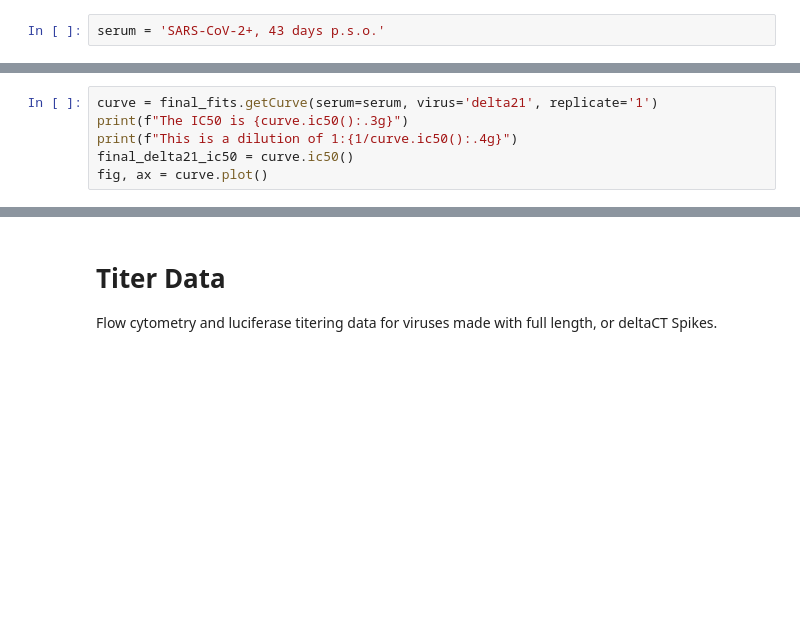
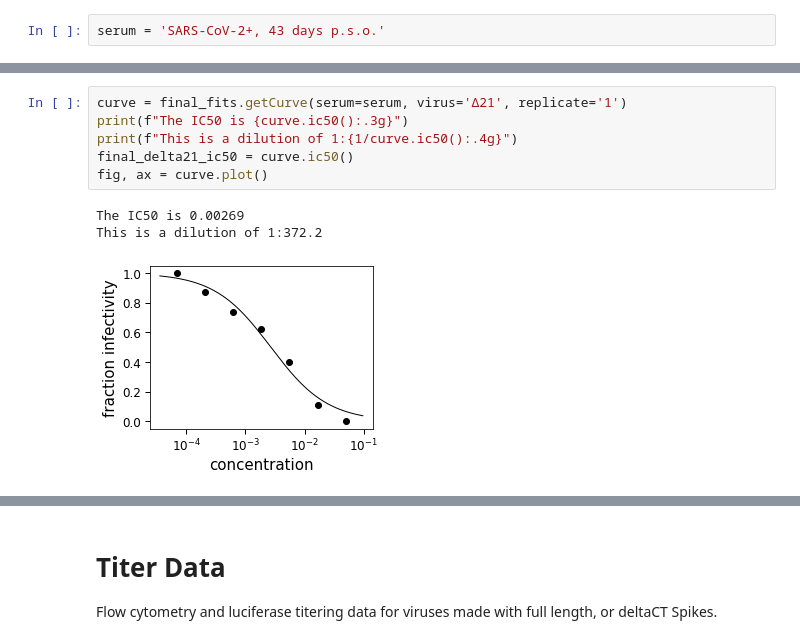
Before and after one commit to jbloomlab/SARS-CoV-2_lentiviral_pseudotype, a Jupyter notebook: figures/addendum/Addendum_Figures.ipynb, the cells around one changed output, grey strips where cells are left out. Drawn from its saved outputs; the diff is of its cells as text; blank space fills up the shorter version.

```diff
--- a/figures/addendum/Addendum_Figures.ipynb
+++ b/figures/addendum/Addendum_Figures.ipynb
@@ -60,8 +118,12 @@ fig, ax = curve.plot()
 # %%
-curve = final_fits.getCurve(serum=serum, virus='delta21', replicate='1')
+curve = final_fits.getCurve(serum=serum, virus='Δ21', replicate='1')
 print(f"The IC50 is {curve.ic50():.3g}")
 print(f"This is a dilution of 1:{1/curve.ic50():.4g}")
 final_delta21_ic50 = curve.ic50()
 fig, ax = curve.plot()
+# %% [output]
+The IC50 is 0.00269
+This is a dilution of 1:372.2
+[figure, added]
 # %%
 fig, axes = final_fits.plotSera(xlabel = 'serum dilution')
```
Also changed, not shown: parts of 18 cells of this notebook, 9 other files.
